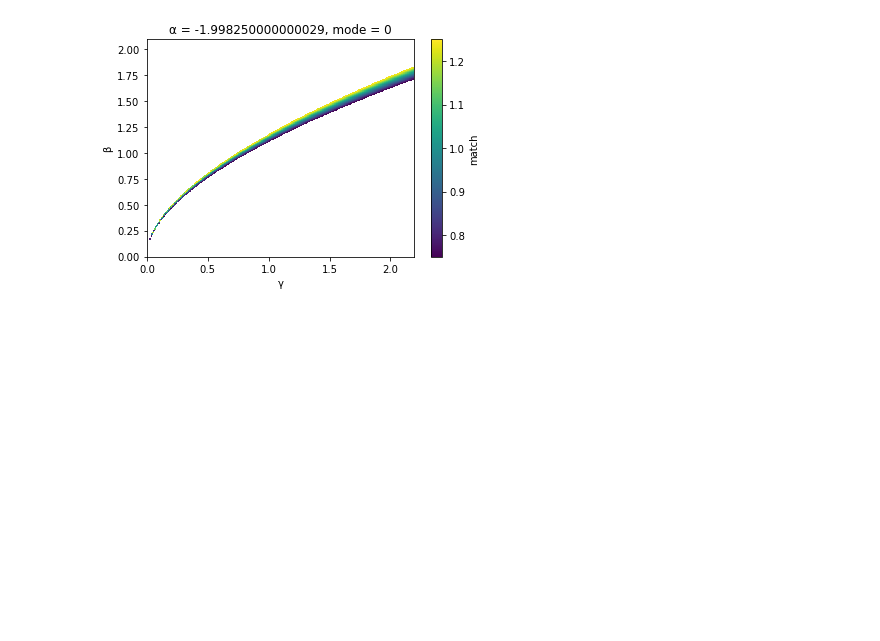
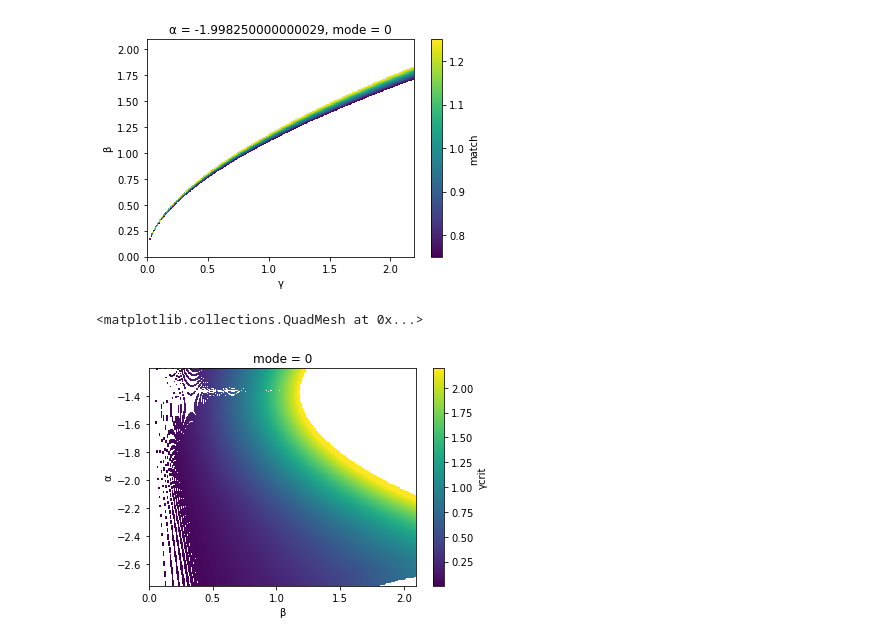
Before and after one commit to hdrake/sarah, a Jupyter notebook: notebooks/pre_process_for_paraview.ipynb, the cells around one changed output. Drawn from its saved outputs; the diff is of its cells as text; code cells hidden in the pictures; blank space fills up the shorter version.

```diff
--- a/notebooks/pre_process_for_paraview.ipynb
+++ b/notebooks/pre_process_for_paraview.ipynb
@@ -33,5 +33,6 @@ for mode in modes:
 
 modal = xr.concat(mode_list, dim='mode')
 modal = modal.assign_coords({'mode': modes})
+modal[:,:,:,0] = 0.;
 # %% [output]
 0, 1, 2, 3,
@@ -38 +56,7 @@ modal = modal.assign_coords({'mode': modes})
+# %%
+ds = xr.Dataset()
+ds["match"] = modal
+ds["γcrit"] = modal["γ"][(np.abs(modal - 1.)).argmin(dim='γ', skipna=True)]
+ds["γcrit"] = ds["γcrit"].where(ds["γcrit"] != 0.)
+ds.to_netcdf("../data/processed/critical_3d.nc")
 # %%
@@ -40,3 +64,8 @@ modal.sel(mode=0).sel(α=-2., method='nearest').plot()
 # %% [output]
 <matplotlib.collections.QuadMesh at 0x...>
 [figure]
+# %%
+ds["γcrit"].isel(mode=0).plot()
+# %% [output]
+<matplotlib.collections.QuadMesh at 0x...>
+[figure, added]
```
Also changed, not shown: parts of 5 cells of this notebook, 13 other files.
